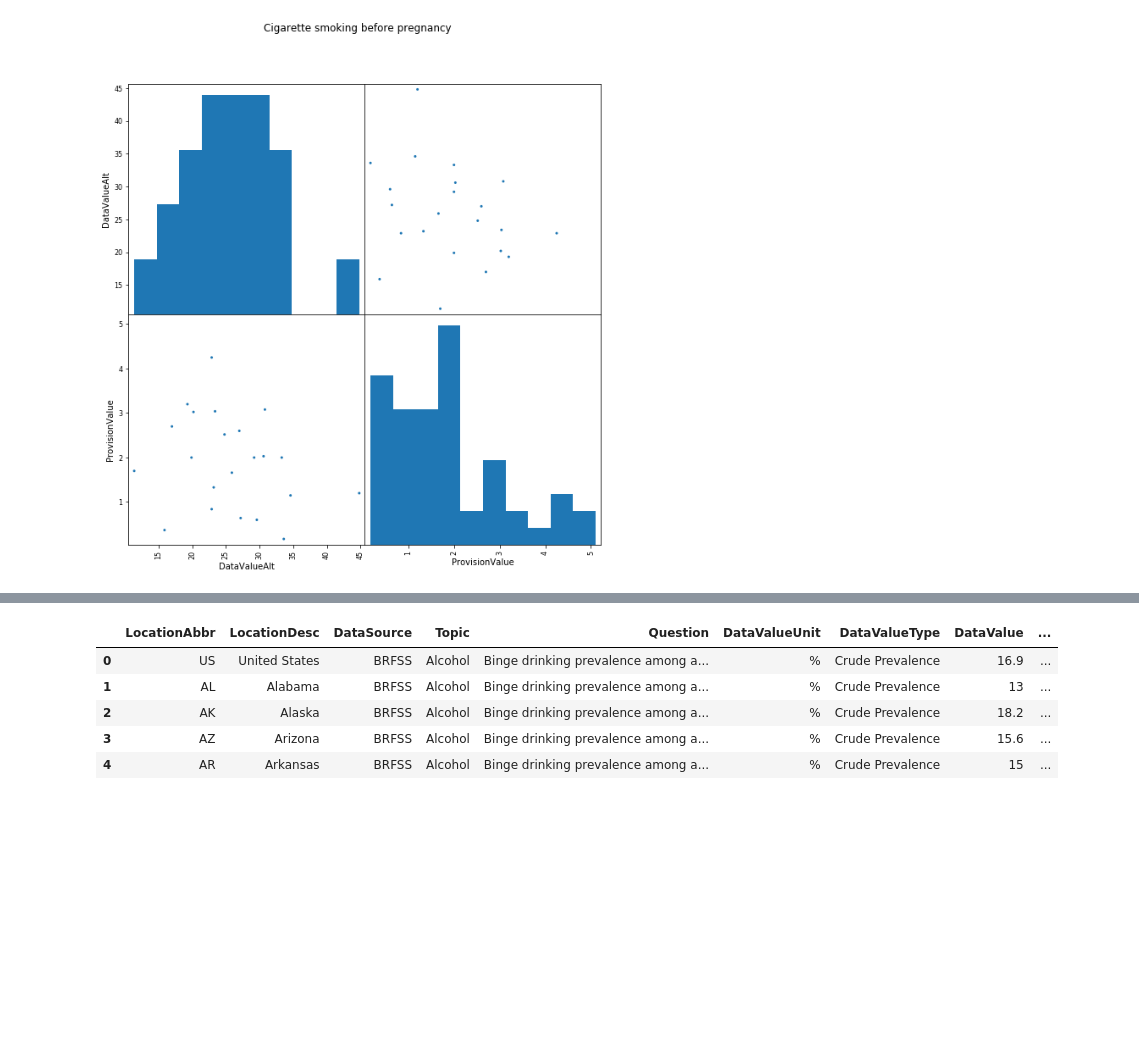
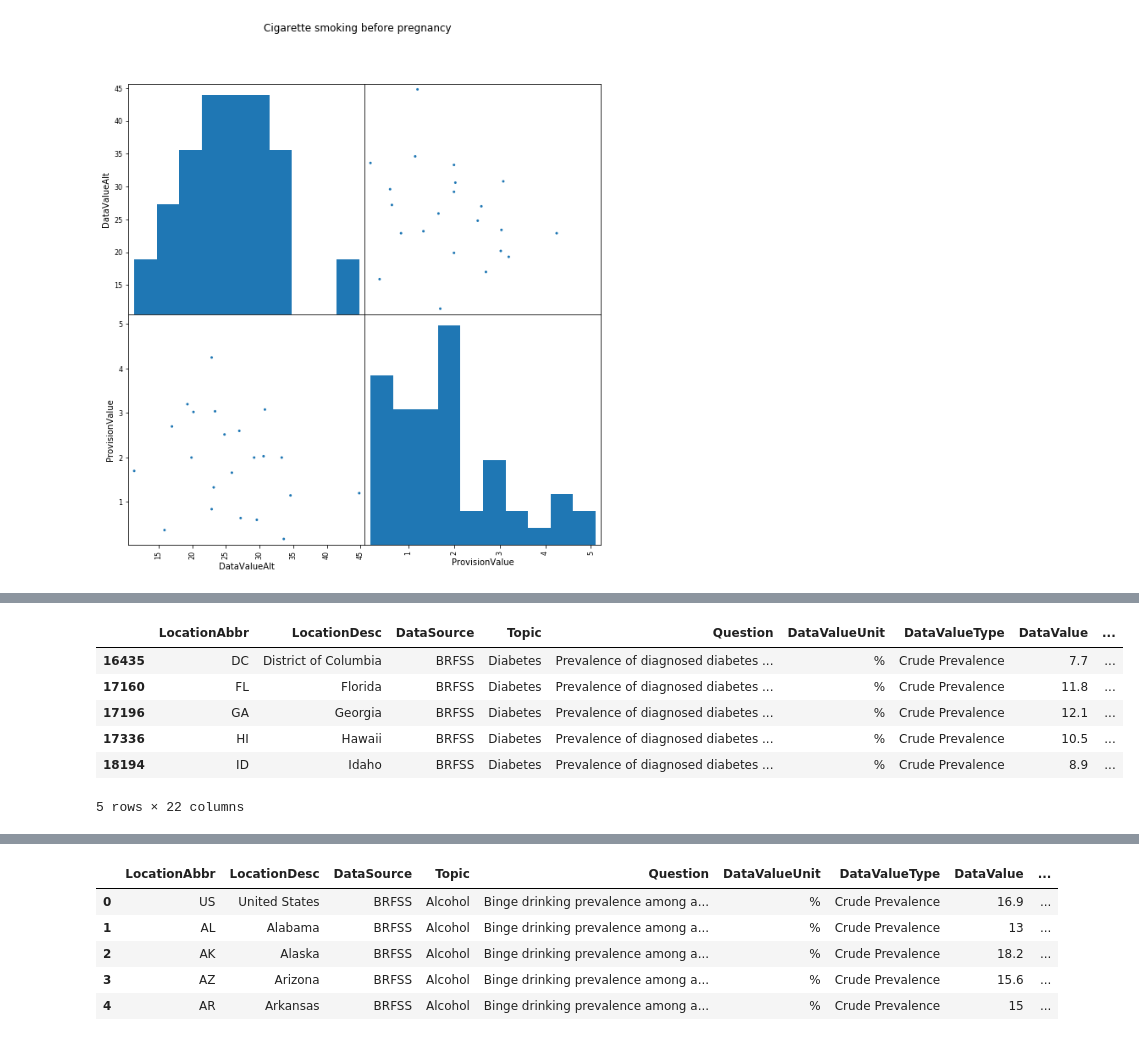
Before and after one commit to kwood16/US-CDI, a Jupyter notebook: Project Proposal.ipynb, the cells around one changed output, grey strips where cells are left out. Saved outputs shown, nothing was run; the diff lists cells and outputs as text; code cells hidden in the pictures; blank space fills up the shorter version.

Commit message:
final edits for milestone, added diabetes analysis

```diff
--- a/Project Proposal.ipynb
+++ b/Project Proposal.ipynb
@@ -518,0 +564,26 @@ There are some correlation between the US-CDI data and the cigarette tax per pac
+# %%
+#choose questions of interest
+diabetesqs=['Prevalence of diagnosed diabetes among adults aged >= 18 years',]
+npawsqs=['Median daily frequency of fruit consumption among adults aged >= 18 years',
+                                                   'Healthy weight among adults aged >= 18 years',
+                                                   'Median daily frequency of vegetable consumption among adults aged >= 18 years',
+                                                   'Obesity among adults aged >= 18 years',
+                                                   'Overweight or obesity among adults aged >= 18 years',
+                                                   'Receiving formula supplementation within the first 2 days of life among breastfed infants',
+                                                   'Meeting aerobic physical activity guidelines for additional and more extensive health benefits among adults aged >= 18 years',
+                                                   'Meeting aerobic physical activity guidelines for substantial health benefits and for muscle-strengthening activity among adults aged >= 18 years']
+# %%
+#create new df with question of interest
+diabetes_df2 =diabetes_df.loc[diabetes_df['Question'].isin(diabetesqs)]
+
+npaws_df2 = npaws_df.loc[npaws_df['Question'].isin(npawsqs)]
+# %%
+diabetes_df2.head()
+# %% [output]
+|  | LocationAbbr | LocationDesc | DataSource | Topic | Question | DataValueUnit | DataValueType | DataValue | ... |
+| 16435 | DC | District of Columbia | BRFSS | Diabetes | Prevalence of diagnosed diabetes ... | % | Crude Prevalence | 7.7 | ... |
+| 17160 | FL | Florida | BRFSS | Diabetes | Prevalence of diagnosed diabetes ... | % | Crude Prevalence | 11.8 | ... |
+| 17196 | GA | Georgia | BRFSS | Diabetes | Prevalence of diagnosed diabetes ... | % | Crude Prevalence | 12.1 | ... |
+| 17336 | HI | Hawaii | BRFSS | Diabetes | Prevalence of diagnosed diabetes ... | % | Crude Prevalence | 10.5 | ... |
+| 18194 | ID | Idaho | BRFSS | Diabetes | Prevalence of diagnosed diabetes ... | % | Crude Prevalence | 8.9 | ... |
+5 rows × 22 columns
```
Also changed, not shown: parts of 7 cells of this notebook, 4 other files.
